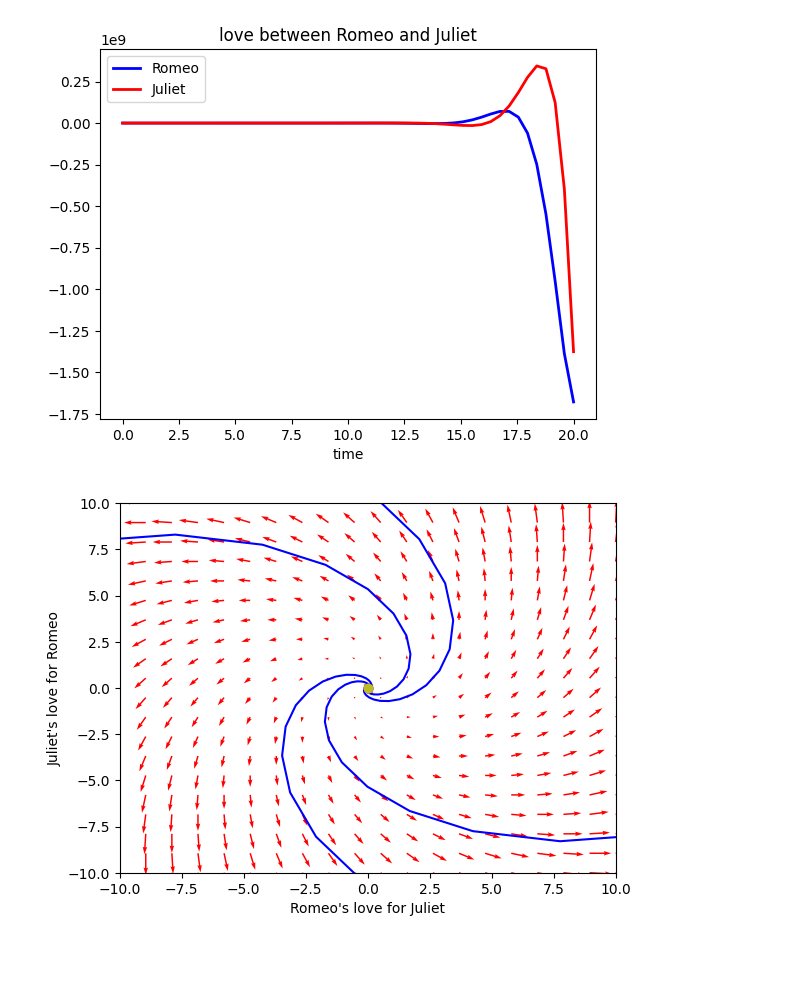
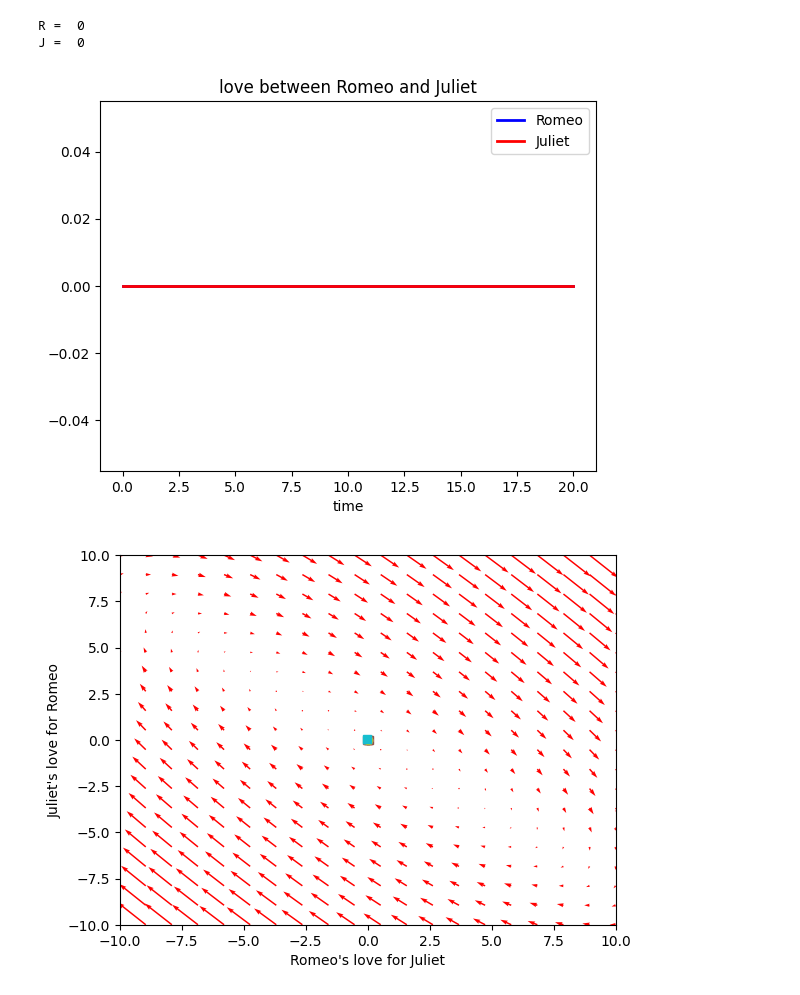
Before and after one commit to tangvanminh/ex2, a Jupyter notebook: t.ipynb, the cells around one changed output. Cells and saved outputs as stored; diff of their text form; code cells hidden in the pictures; blank space fills up the shorter version.

```diff
--- a/t.ipynb
+++ b/t.ipynb
@@ -6,9 +6,9 @@ from scipy.integrate import odeint
 
 
 def love(y, t):
-    a = 0
-    b = -1
-    c = 0
+    a = 1
+    b = 1
+    c = -1
     d = -1
     R = y[0]
     J = y[1]
@@ -57,16 +57,34 @@ plt.show()
 from scipy.integrate import odeint
 import numpy as np
 import matplotlib.pyplot as plt
+from sympy import Symbol, Function, Derivative, Eq, dsolve, solve
+a = int(input("a = "))
+b = int(input("b = "))
+c = int(input("c = "))
+d = int(input("d = "))
+r0 = int(input("r0 = "))
+j0 = int(input("j0 = "))
 
-def f(Y, t):
-    y1, y2 = Y
-    return [y2, -np.sin(y1)]
+t = Symbol('t')
+r = Function('r')(t)
+j = Function('j')(t)
+deq1 = Eq(Derivative(r), a*r + b*j)
+deq2 = Eq (Derivative(j), c*r + d*j)
+system = (deq1, deq2)
+s = dsolve(system)
+eq1 = s[0].rhs.subs(t,0) - r0
+eq2 = s[1].rhs.subs(t,0) - j0
+constants = solve([eq1, eq2])
+r = s[0].subs(constants)
+j = s[1].subs(constants)
+r = r.rhs
+j = j.rhs
+print("R = ", r)
+print("J = ", r)
+
 
 def love(y, t):
-    a = 1
-    b = -1
-    c = 1
-    d = 1
+
     R = y[0]
     J = y[1]
     dRdt = a*R+b*J
@@ -74,7 +92,7 @@ def love(y, t):
     return [dRdt ,dJdt]
 
 t = np.linspace(0,20)
-y0= [-4, 2]
+y0= [r0, j0]
 
 y = odeint(love,y0,t)
 
@@ -102,32 +120,34 @@ NI, NJ = Y1.shape
 
 for i in range(NI):
     for j in range(NJ):
         x = Y1[i, j]
         y = Y2[i, j]
         yprime = love([x, y], t)
         u[i,j] = yprime[0]
         v[i,j] = yprime[1]
 
 
 Q = plt.quiver(Y1, Y2, u, v, color='r')
 
 plt.xlabel('Romeo\'s love for Juliet')
 plt.ylabel('Juliet\'s love for Romeo')
 plt.xlim([-10, 10])
 plt.ylim([-10, 10])
 
 
 for y20 in [0, 0.01, 0.02, -0.01, -0.02]:
     tspan = np.linspace(0, 50, 200)
     y0 = [0, y20]
     ys = odeint(love, y0, tspan)
     plt.plot(ys[:,0], ys[:,1], 'b-') # path
     plt.plot([ys[0,0]], [ys[0,1]], 'o') # start
     plt.plot([ys[-1,0]], [ys[-1,1]], 's') # end
 
 
 plt.savefig('images/phase-portrait-2.png')
 plt.show()
 # %% [output]
+R =  0
+J =  0
-[figure, old version]
+[figure, new version]
-[figure, old version]
+[figure, new version]
```
Also changed, not shown: parts of 2 cells of this notebook, 5 other files.
